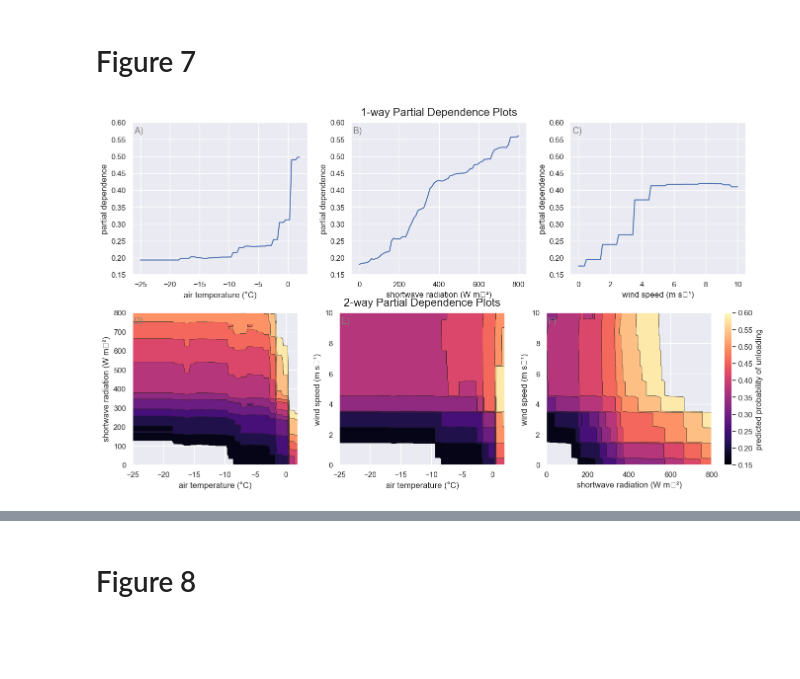
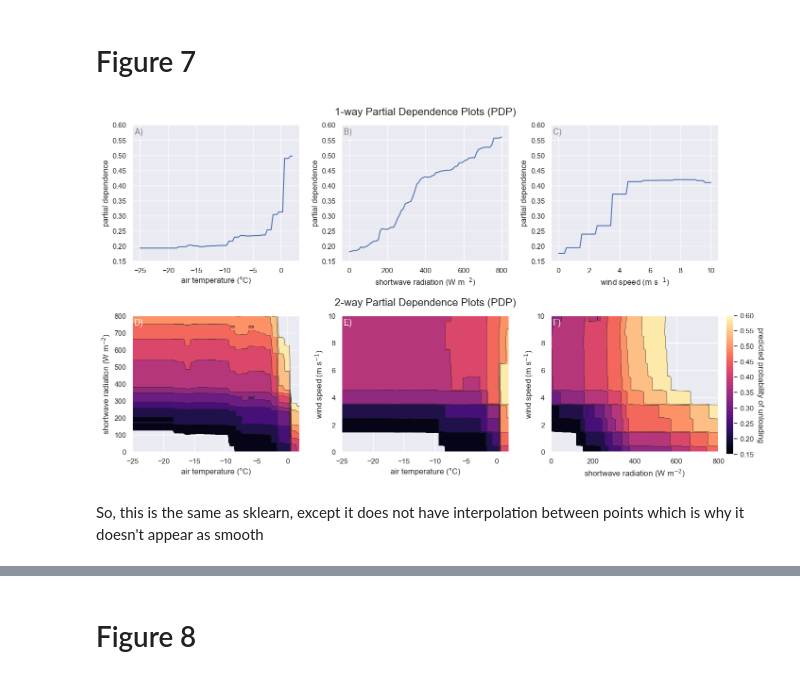
Before and after one commit to cassielumbrazo/unloading_regimes_analysis, a Jupyter notebook: manuscript_figures/Figures_7_8_manual_plot.ipynb, the cells around one changed output, grey strips where cells are left out. Drawn from its saved outputs; the diff is of its cells as text; code cells hidden in the pictures; blank space fills up the shorter version.

```diff
--- a/manuscript_figures/Figures_7_8_manual_plot.ipynb
+++ b/manuscript_figures/Figures_7_8_manual_plot.ipynb
@@ -138,8 +140,8 @@ axes[0, 1].plot(sw_grid, pdp_sw)
 axes[0, 2].plot(wind_grid, pdp_wind)
 
 axes[0, 0].set_xlabel("air temperature (°C)")
-axes[0, 1].set_xlabel("shortwave radiation (W m⁻²)")
-axes[0, 2].set_xlabel("wind speed (m s⁻¹)")
+axes[0, 1].set_xlabel("shortwave radiation (W m$^{-2}$)")
+axes[0, 2].set_xlabel("wind speed (m s$^{-1}$)")
 
 for ax in axes[0, :]:
     ax.set_ylabel("partial dependence")
@@ -166,45 +168,63 @@ cs3 = axes[1, 2].contourf(
 )
 axes[1, 2].contour(sw_grid, wind_grid, pdp_sw_wind, levels=levels, colors="k", linewidths=0.5)
 
 # Axis labels
 axes[1, 0].set_xlabel("air temperature (°C)")
-axes[1, 0].set_ylabel("shortwave radiation (W m⁻²)")
+axes[1, 0].set_ylabel("shortwave radiation (W m$^{-2}$)")
 
 axes[1, 1].set_xlabel("air temperature (°C)")
-axes[1, 1].set_ylabel("wind speed (m s⁻¹)")
+axes[1, 1].set_ylabel("wind speed (m s$^{-1}$)")
 
-axes[1, 2].set_xlabel("shortwave radiation (W m⁻²)")
-axes[1, 2].set_ylabel("wind speed (m s⁻¹)")
+axes[1, 2].set_xlabel("shortwave radiation (W m$^{-2}$)")
+axes[1, 2].set_ylabel("wind speed (m s$^{-1}$)")
 
 # Axis limits
 axes[1, 0].set_xlim(-25, 2); axes[1, 0].set_ylim(0, 800)
 axes[1, 1].set_xlim(-25, 2); axes[1, 1].set_ylim(0, 10)
 axes[1, 2].set_xlim(0, 800); axes[1, 2].set_ylim(0, 10)
 
 # -----------------
 # Shared colorbar
 # -----------------
+# Create custom axes for colorbar positioned outside the figure
+cbar_ax = fig.add_axes([0.91, 0.105, 0.01, 0.327]) # [left, bottom, width, height]
 cbar = fig.colorbar(
     cm.ScalarMappable(cmap="magma", norm=plt.Normalize(vmin, vmax)),
-    ax=axes[1, :],
-    fraction=0.035,
-    pad=0.02
+    cax=cbar_ax
 )
-cbar.set_label("predicted probability of unloading")
+cbar.set_label("predicted probability of unloading", rotation=270, labelpad=15) # or should the label here be partial dependence?
 
 # -----------------
 # Panel labels
 # -----------------
-labels = ["A", "B", "C", "D", "E", "F"]
-for ax, lab in zip(axes.ravel(), labels):
-    ax.text(0.01, 0.93, f"{lab})", transform=ax.transAxes,
-            fontsize=13, color="gray")
+# labels = ["A", "B", "C", "D", "E", "F"]
+# for ax, lab in zip(axes.ravel(), labels):
+#     ax.text(0.01, 0.93, f"{lab})", transform=ax.transAxes,
+#             fontsize=13, color="grey")
+
+# Panel labels, changing colors by row instead
+axes[0, 0].text(0.01, 0.93, "A)", transform=axes[0, 0].transAxes, fontsize=13, color="grey")
+axes[0, 1].text(0.01, 0.93, "B)", transform=axes[0, 1].transAxes, fontsize=13, color="grey")
+axes[0, 2].text(0.01, 0.93, "C)", transform=axes[0, 2].transAxes, fontsize=13, color="grey")
+
+axes[1, 0].text(0.01, 0.93, "D)", transform=axes[1, 0].transAxes, fontsize=13, color="white")
+axes[1, 1].text(0.01, 0.93, "E)", transform=axes[1, 1].transAxes, fontsize=13, color="white")
+axes[1, 2].text(0.01, 0.93, "F)", transform=axes[1, 2].transAxes, fontsize=13, color="white")
 
 
 # Add titles to 1-way PDPs and to the 2-way PDPs centered over the figure
-axes[0, 1].set_title("1-way Partial Dependence Plots", fontsize=16, pad=10)
-axes[1, 1].set_title("2-way Partial Dependence Plots", fontsize=16, pad=10)
+axes[0, 1].set_title("1-way Partial Dependence Plots (PDP)", fontsize=16, pad=15)
+axes[1, 1].set_title("2-way Partial Dependence Plots (PDP)", fontsize=16, pad=15)
+
+# add some verticle space between the two rows
+plt.subplots_adjust(hspace=0.4)
+
+# save the figure in 500 DPI
+# plt.savefig("/home/cassie/python/repos/unloading_regimes_analysis/manuscript_figures/figures/Figures_7_manual.png",
+            # dpi=500, bbox_inches="tight")
 
 plt.show()
 # %% [output]
-[figure, old version]
+[figure, new version]
+# %% [markdown]
+So, this is the same as sklearn, except it does not have interpolation between points which is why it doesn't appear as smooth
```
Also changed, not shown: parts of 19 cells of this notebook.
